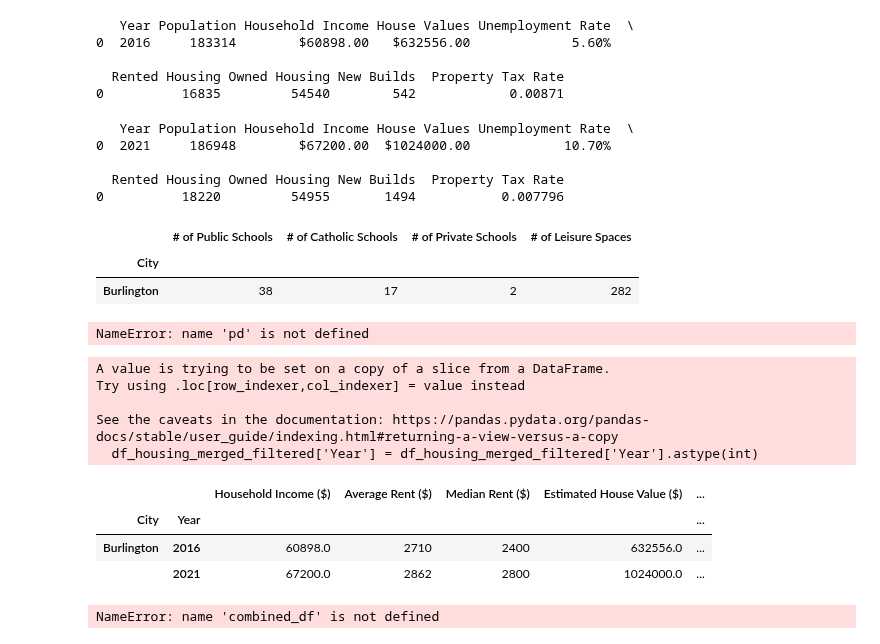
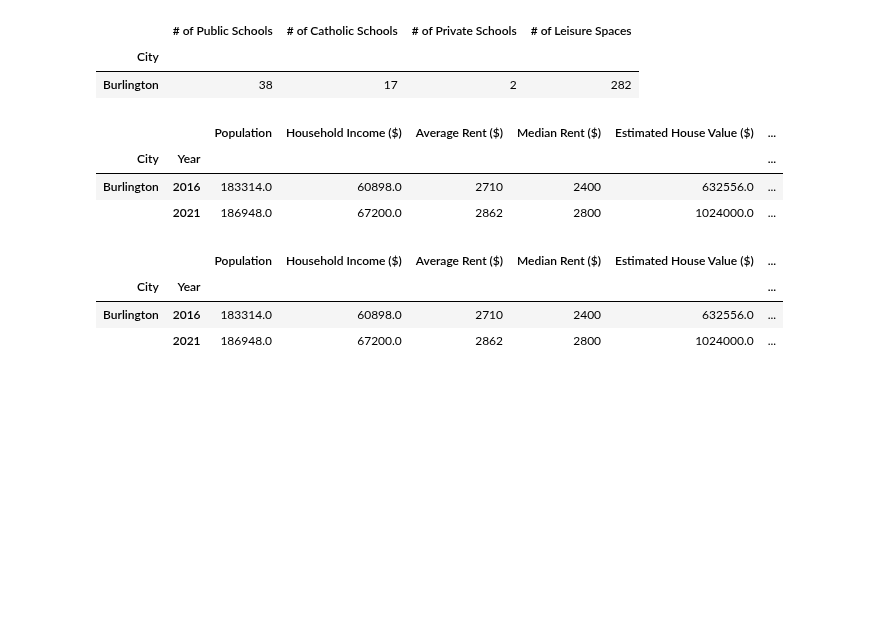
Before and after one commit to MaisieDeGraaf/oakville-housing-analysis, a Jupyter notebook: Burlington_Data_2021.ipynb, the cells around one changed output. Saved outputs shown, nothing was run; the diff lists cells and outputs as text; code cells hidden in the pictures; blank space fills up the shorter version.

Commit message:
Created main dataframe

```diff
--- a/Burlington_Data_2021.ipynb
+++ b/Burlington_Data_2021.ipynb
@@ -9,18 +9,18 @@ import requests
 import warnings
 warnings.filterwarnings('ignore')
 # %%
-dataset_2016 = 'Burlington_StatsCanada_2016_Census.csv'
-dataset_2021 = 'Burlington_StatsCanada_2021_Census.csv'
-private_schools = 'Private School Boards Ontario.csv'
-public_schools = 'Public School Boards Ontario.csv'
-house_sale_median = 'Burlington_Median_Sale_Price.csv'
-house_rent_median = 'Burlington_Median_Rental_Price.csv'
-house_sale_average = 'Burlington_Avg_Sale_Price.csv'
-house_rent_average = 'Burlington_Avg_Rental_Price.csv'
-new_builds_2016 = 'NewBuillds_Burlington_2016.csv'
-new_builds_2021 = 'New_Builds_Burlington_2021.csv'
-property_tax_2016 = '2016-Final-Tax-Rates.csv'
-property_tax_2021 = '2021_Final_Tax_Rates.csv'
+dataset_2016 = 'Resources/Burlington_StatsCanada_2016_Census.csv'
+dataset_2021 = 'Resources/Burlington_StatsCanada_2021_Census.csv'
+private_schools = 'Resources/Private School Boards Ontario.csv'
+public_schools = 'Resources/Public School Boards Ontario.csv'
+house_sale_median = 'Resources/Burlington_Median_Sale_Price.csv'
+house_rent_median = 'Resources/Burlington_Median_Rental_Price.csv'
+house_sale_average = 'Resources/Burlington_Avg_Sale_Price.csv'
+house_rent_average = 'Resources/Burlington_Avg_Rental_Price.csv'
+new_builds_2016 = 'Resources/NewBuillds_Burlington_2016.csv'
+new_builds_2021 = 'Resources/New_Builds_Burlington_2021.csv'
+property_tax_2016 = 'Resources/2016-Final-Tax-Rates.csv'
+property_tax_2021 = 'Resources/2021_Final_Tax_Rates.csv'
 df_2016 = pd.read_csv(dataset_2016, encoding = "ISO-8859-1", on_bad_lines = 'skip', low_memory = True, engine = 'python')
 df_2021 = pd.read_csv(dataset_2021, encoding = "ISO-8859-1", on_bad_lines = 'skip', low_memory = True, engine = 'python')
 df_private_schools = pd.read_csv(private_schools, encoding = "ISO-8859-1", on_bad_lines = 'skip', low_memory = True, engine = 'python')
@@ -173,12 +127,6 @@ burlington_2016 = {
     'Property Tax Rate (%)': property_tax_rate_2016
 }
 burlington_2016_df_formatted = pd.DataFrame(burlington_2016, index = [0])
-# %% [output]
-   Year Population Household Income House Values Unemployment Rate  \
-0  2016     183314        $60898.00   $632556.00             5.60%
-
-  Rented Housing Owned Housing New Builds  Property Tax Rate
-0          16835         54540        542            0.00871
 # %%
 pop_2021 = df_2021.loc[df_2021['Characteristic'] == 'Population, 2021']['Total'].values
 income_2021 = df_2021.loc[df_2021['Characteristic'] == '    Average total income in 2019 among recipients ($)']['Total'].values
@@ -202,12 +150,6 @@ burlington_2021 = {
     'Property Tax Rate (%)': property_tax_rate_2021
 }
 burlington_2021_df_formatted = pd.DataFrame(burlington_2021, index = [0])
-# %% [output]
-   Year Population Household Income House Values Unemployment Rate  \
-0  2021     186948        $67200.00  $1024000.00            10.70%
-
-  Rented Housing Owned Housing New Builds  Property Tax Rate
-0          18220         54955       1494           0.007796
 # %%
 amenities = {
     'City': 'Burlington',
@@ -232,8 +174,6 @@ combined_df_stats_formatted['Year'] = combined_df_stats_formatted['Year'].astype
 df_housing_merged_filtered['Year'] = df_housing_merged_filtered['Year'].astype(int)
 
 combined_df = pd.merge(combined_df_stats_formatted, df_housing_merged_filtered, on='Year')
-# %% [output]
-NameError: name 'pd' is not defined
 # %%
 pop_2016 = df_2016.loc[df_2016['Characteristics'] == 'Population; 2016']['Total'].values
 income_2016 = df_2016.loc[df_2016['Characteristics'] == '    Average total income in 2015 among recipients ($)']['Total'].values
@@ -269,46 +209,45 @@ burlington_2021 = {
     'City': 'Burlington',
     'Population': pop_2021,
     'Household Income ($)': income_2021,
     'Estimated House Value ($)': house_value_2021,
     'Unemployment Rate (%)': unemployment_2021,
     'Rented Houses': rented_2021,
     'Owned Houses': owned_2021,
     'New Built': new_builds_2021_count,
     'Property Tax Rate (%)': property_tax_rate_2016
 }
 burlington_2021_df = pd.DataFrame(burlington_2021, index = [0])
 
 
 combined_df_stats = pd.concat([burlington_2016_df, burlington_2021_df], ignore_index=True)
 combined_df_stats.set_index(['Year'])
 combined_df_stats['Year'] = combined_df_stats['Year'].astype(int)
 df_housing_merged_filtered['Year'] = df_housing_merged_filtered['Year'].astype(int)
 
 combined_df = pd.merge(combined_df_stats, df_housing_merged_filtered, on='Year')
 
 
 
 columns_order = [
-    'City', 'Year', 'Household Income ($)', 'Average Rent ($)', 'Median Rent ($)',
+    'City', 'Year', 'Population', 'Household Income ($)', 'Average Rent ($)', 'Median Rent ($)',
     'Estimated House Value ($)', 'Unemployment Rate (%)', 'Property Tax Rate (%)',
     'Rented Houses', 'Owned Houses', 'New Built', 'Average Sale Price ($)', 'Median Sale Price ($)'
 ]
 
 combined_df = combined_df[columns_order]
 
-combined_df.set_index(['City', 'Year'], inplace=True)
+combined_df.set_index(['City', 'Year'], inplace = True)
+
+combined_df
 # %% [output]
-A value is trying to be set on a copy of a slice from a DataFrame.
-Try using .loc[row_indexer,col_indexer] = value instead
-
-See the caveats in the documentation: https://pandas.pydata.org/pandas-docs/stable/user_guide/indexing.html#returning-a-view-versus-a-copy
-  df_housing_merged_filtered['Year'] = df_housing_merged_filtered['Year'].astype(int)
-|  |  | Household Income ($) | Average Rent ($) | Median Rent ($) | Estimated House Value ($) | ... |
-| City | Year |  |  |  |  | ... |
-| Burlington | 2016 | 60898.0 | 2710 | 2400 | 632556.0 | ... |
-|  | 2021 | 67200.0 | 2862 | 2800 | 1024000.0 | ... |
+|  |  | Population | Household Income ($) | Average Rent ($) | Median Rent ($) | Estimated House Value ($) | ... |
+| City | Year |  |  |  |  |  | ... |
+| Burlington | 2016 | 183314.0 | 60898.0 | 2710 | 2400 | 632556.0 | ... |
+|  | 2021 | 186948.0 | 67200.0 | 2862 | 2800 | 1024000.0 | ... |
 # %%
 combined_df
-amenities_df
 # %% [output]
-NameError: name 'combined_df' is not defined
+|  |  | Population | Household Income ($) | Average Rent ($) | Median Rent ($) | Estimated House Value ($) | ... |
+| City | Year |  |  |  |  |  | ... |
+| Burlington | 2016 | 183314.0 | 60898.0 | 2710 | 2400 | 632556.0 | ... |
+|  | 2021 | 186948.0 | 67200.0 | 2862 | 2800 | 1024000.0 | ... |
```
Also changed, not shown: parts of 9 cells of this notebook, 3 other files.
